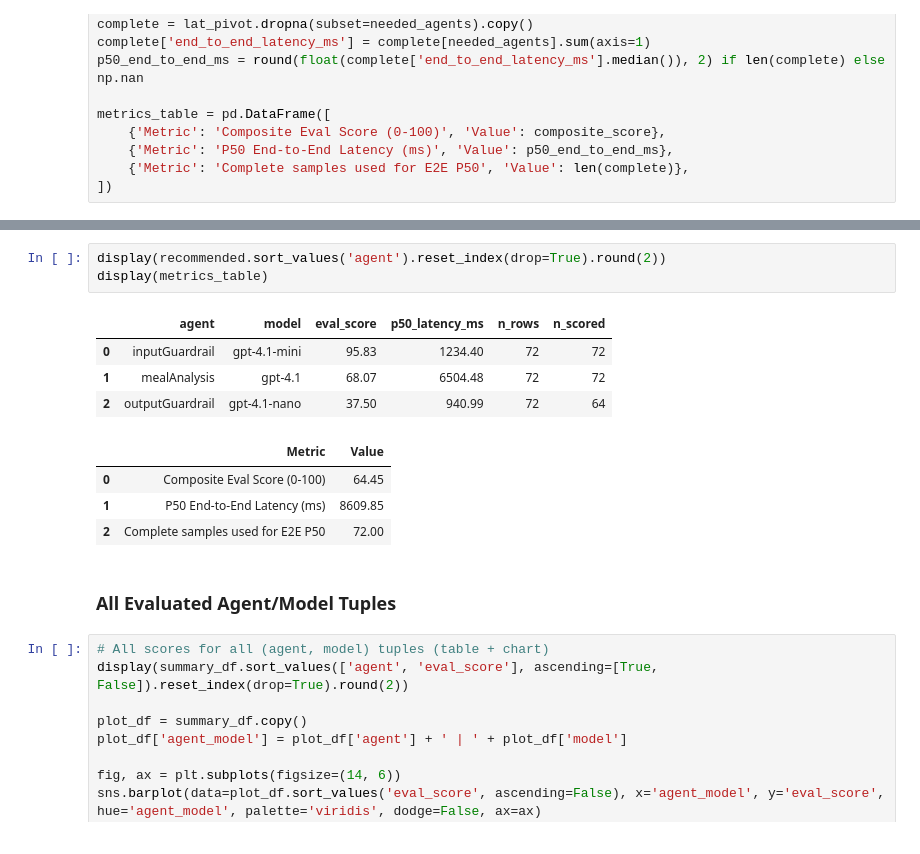
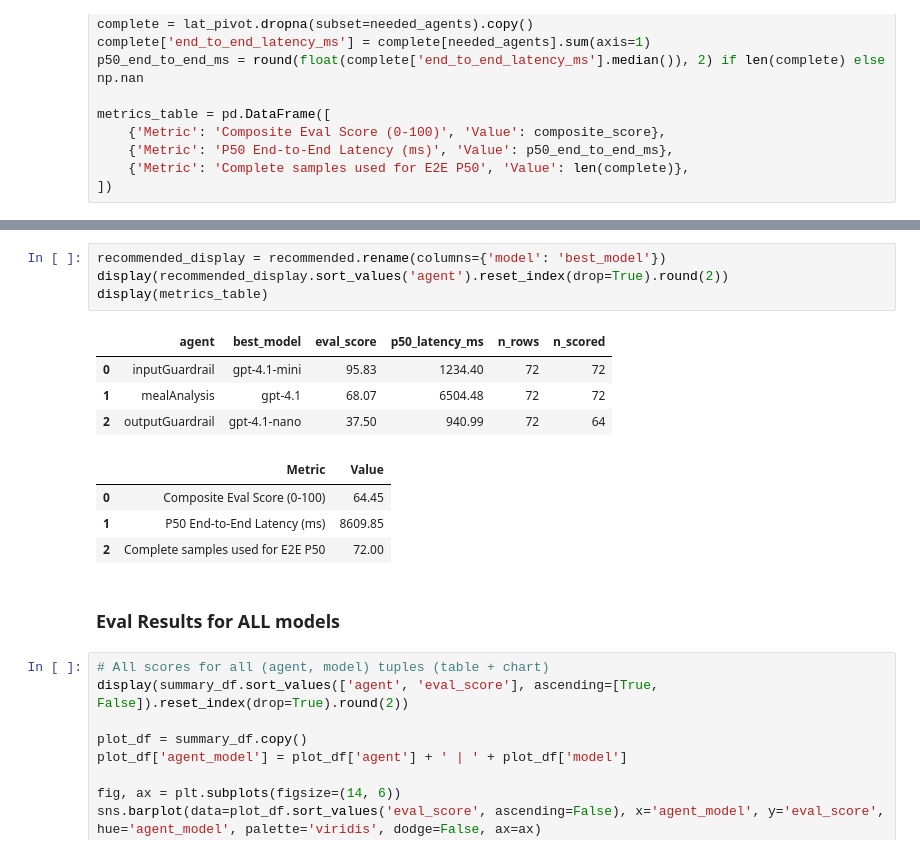
Before and after one commit to StevenDevelops/MealAnalysisPublic, a Jupyter notebook: evaluation_results.ipynb, the cells around one changed output, grey strips where cells are left out. Saved outputs shown, nothing was run; the diff lists cells and outputs as text.

```diff
--- a/evaluation_results.ipynb
+++ b/evaluation_results.ipynb
@@ -80,8 +82,9 @@ Composite Eval Score and P50 End-to-End Latency (for best models)
 # %%
-display(recommended.sort_values('agent').reset_index(drop=True).round(2))
+recommended_display = recommended.rename(columns={'model': 'best_model'})
+display(recommended_display.sort_values('agent').reset_index(drop=True).round(2))
 display(metrics_table)
 # %% [output]
-|  | agent | model | eval_score | p50_latency_ms | n_rows | n_scored |
+|  | agent | best_model | eval_score | p50_latency_ms | n_rows | n_scored |
 | 0 | inputGuardrail | gpt-4.1-mini | 95.83 | 1234.40 | 72 | 72 |
 | 1 | mealAnalysis | gpt-4.1 | 68.07 | 6504.48 | 72 | 72 |
 | 2 | outputGuardrail | gpt-4.1-nano | 37.50 | 940.99 | 72 | 64 |
@@ -89,8 +92,8 @@ display(metrics_table)
 | 0 | Composite Eval Score (0-100) | 64.45 |
 | 1 | P50 End-to-End Latency (ms) | 8609.85 |
 | 2 | Complete samples used for E2E P50 | 72.00 |
-# %% [markdown]
-### All Evaluated Agent/Model Tuples
+# %% [markdown]
+### Eval Results for ALL models
 # %%
 # All scores for all (agent, model) tuples (table + chart)
 display(summary_df.sort_values(['agent', 'eval_score'], ascending=[True, False]).reset_index(drop=True).round(2))
```
Also changed, not shown: parts of 5 cells of this notebook.
